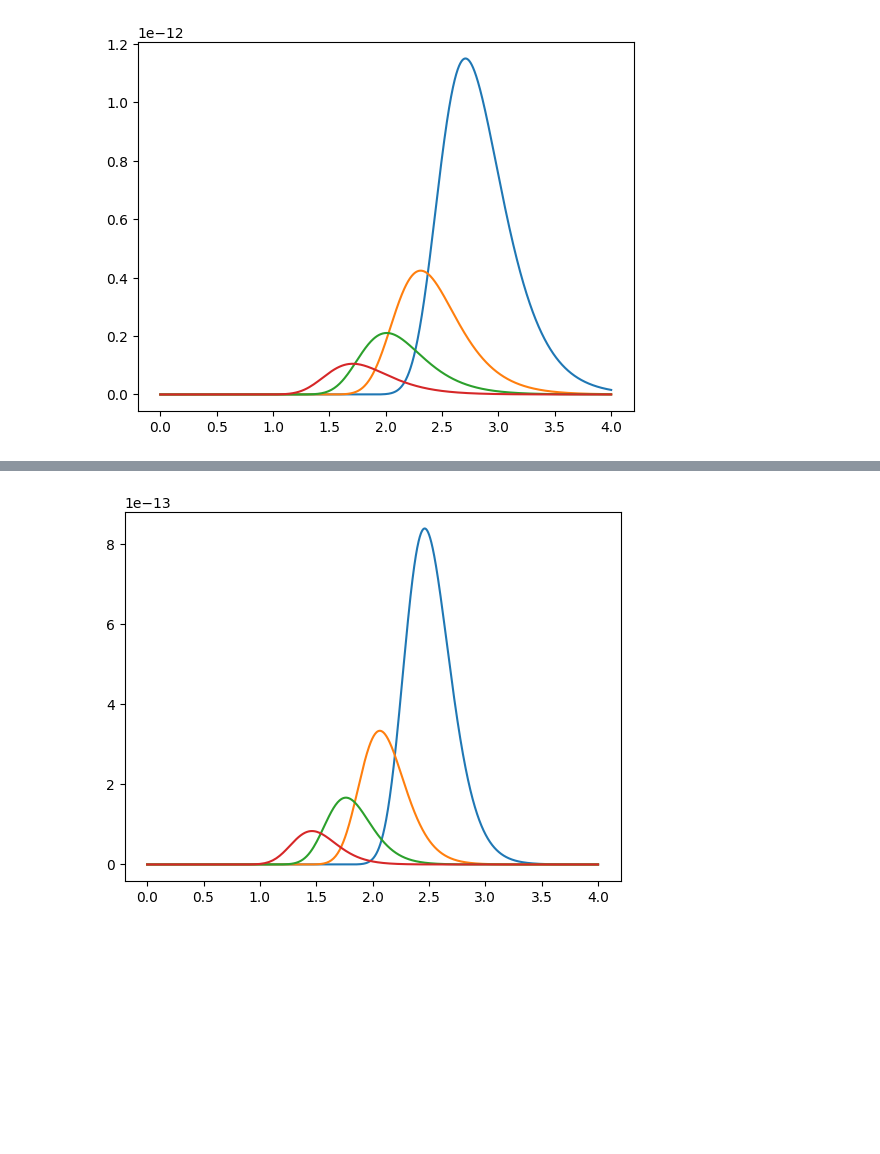
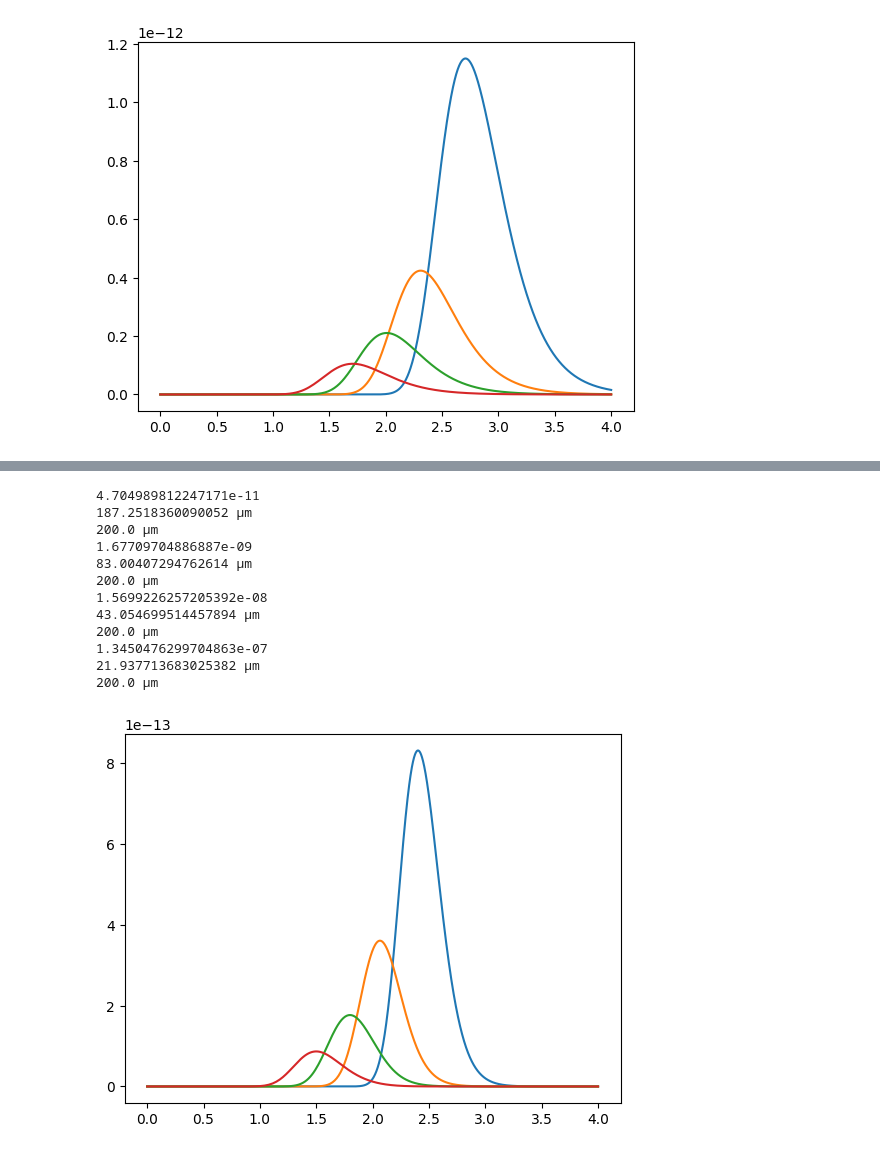
Before and after one commit to tHarvey303/synthesizer, a Jupyter notebook: docs/source/misc/dust_emission.ipynb, the cells around one changed output, grey strips where cells are left out. Drawn from its saved outputs; the diff is of its cells as text; code cells hidden in the pictures; blank space fills up the shorter version.

Commit message:
updated for Classified emission model

```diff
--- a/docs/source/misc/dust_emission.ipynb
+++ b/docs/source/misc/dust_emission.ipynb
@@ -16,7 +16,12 @@ lam = np.arange(1, 10000, 1) * um
 # %%
 
 for T in [10,25,50,100]:
-    lnu = dust.EmissionSpectrum.blackbody(lam, T*K)
-    plt.plot(np.log10(lam), lnu)
+    model = dust.Blackbody(T*K)
+    plt.plot(np.log10(lam), model.lnu(lam))
 # %% [output]
 [figure]
+# %%
+for T in [10,25,50,100]:
+    model = dust.Greybody(T*K, 1.6)
+    plt.plot(np.log10(lam), model.lnu(lam))
+    print(model.lnu(lam))
@@ -23,6 +38,18 @@ for T in [10,25,50,100]:
 # %%
 for T in [10,25,50,100]:
-    lnu = dust.EmissionSpectrum.greybody(lam, T*K, 2.0)
-    plt.plot(np.log10(lam), lnu)
+    model = dust.Casey12(T*K, 1.6, 2.0)
+    plt.plot(np.log10(lam), model.lnu(lam))
 # %% [output]
+4.704989812247171e-11
+187.2518360090052 μm
+200.0 μm
+1.67709704886887e-09
+83.00407294762614 μm
+200.0 μm
+1.5699226257205392e-08
+43.054699514457894 μm
+200.0 μm
+1.3450476299704863e-07
+21.937713683025382 μm
+200.0 μm
-[figure, old version]
+[figure, new version]
```
Also changed, not shown: parts of 1 cell of this notebook.
